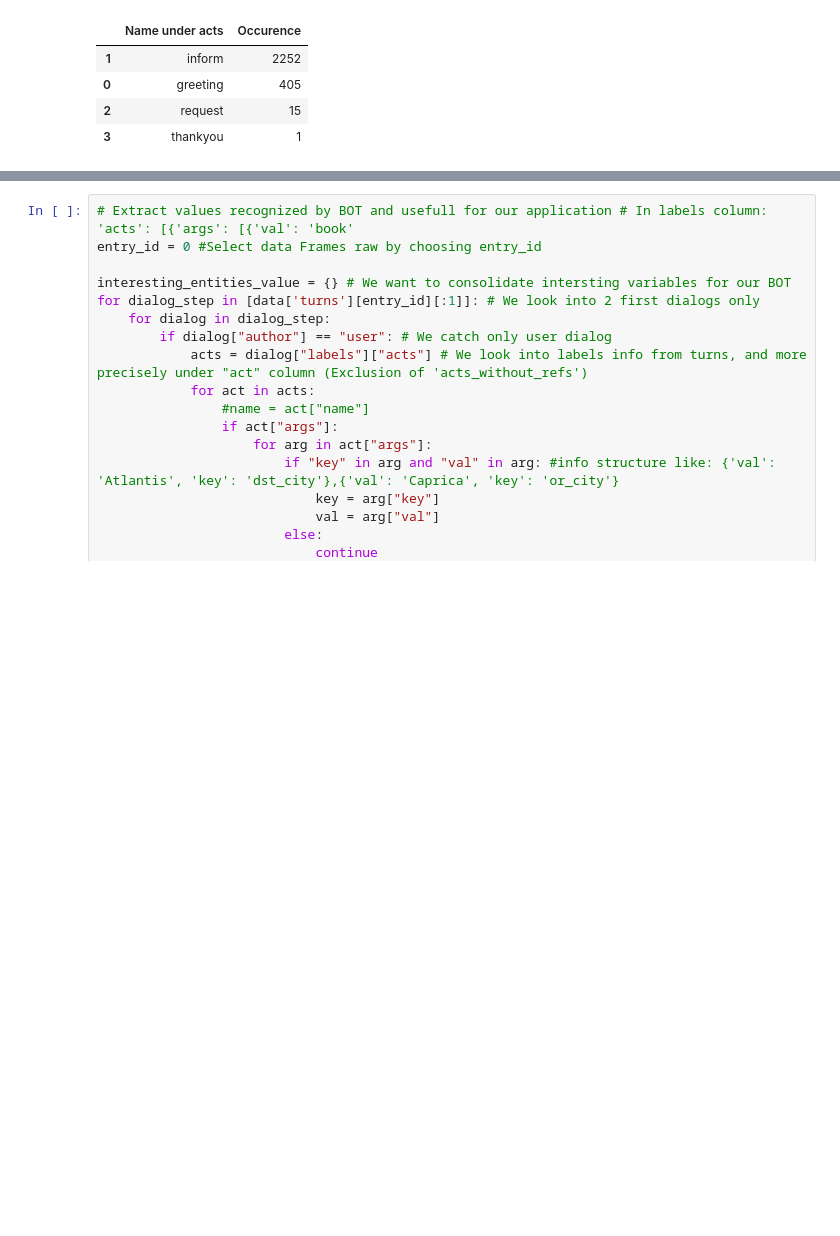
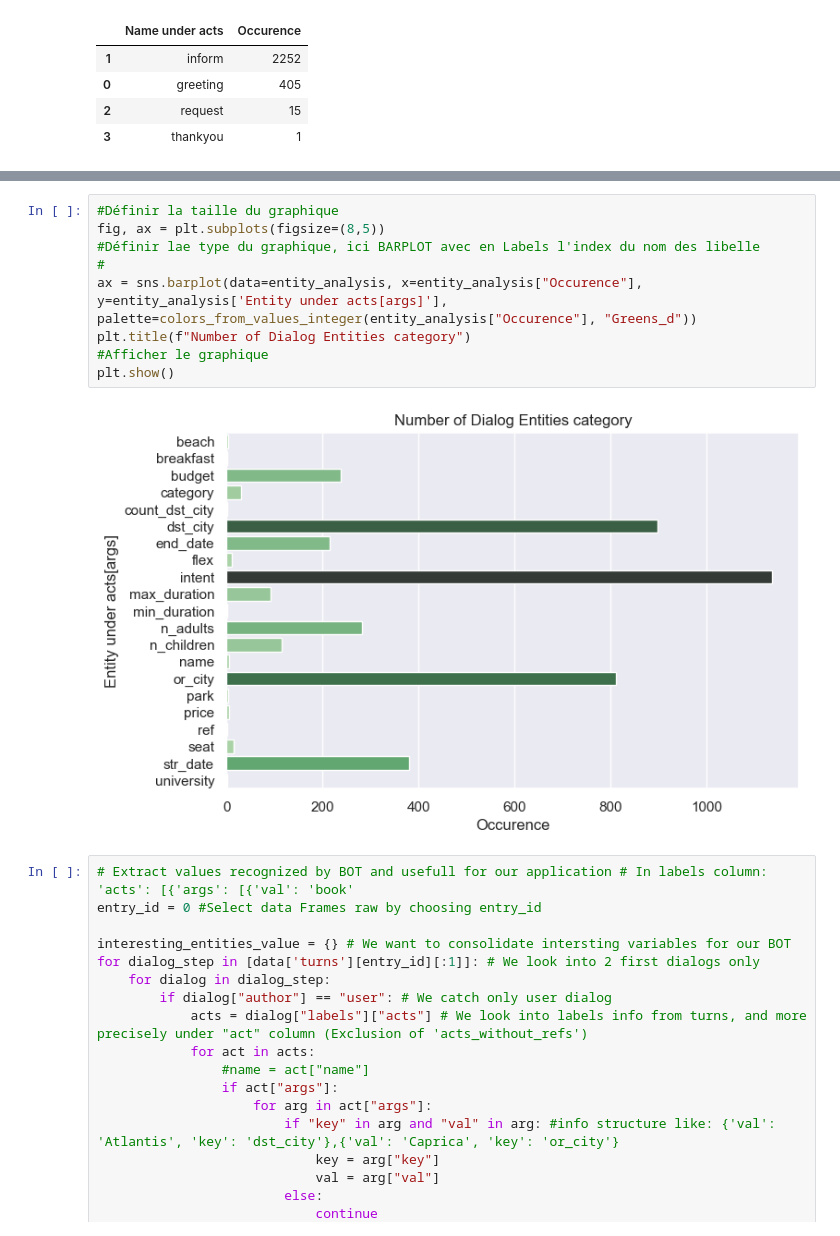
Before and after one commit to blanchonnicolas/IA_Chatbot_FlightBooking, a Jupyter notebook: EDA.ipynb, the cells around one changed output, grey strips where cells are left out. Saved outputs shown, nothing was run; the diff lists cells and outputs as text; blank space fills up the shorter version.

```diff
--- a/EDA.ipynb
+++ b/EDA.ipynb
@@ -245,3 +272,14 @@ entity_analysis.sort_values(by=['Occurence'], ascending=False)
+# %%
+#Définir la taille du graphique
+fig, ax = plt.subplots(figsize=(8,5))
+#Définir lae type du graphique, ici BARPLOT avec en Labels l'index du nom des libelle
+#
+ax = sns.barplot(data=entity_analysis, x=entity_analysis["Occurence"], y=entity_analysis['Entity under acts[args]'], palette=colors_from_values_integer(entity_analysis["Occurence"], "Greens_d"))
+plt.title(f"Number of Dialog Entities category")
+#Afficher le graphique
+plt.show()
+# %% [output]
+[figure, added]
 # %%
 # Extract values recognized by BOT and usefull for our application # In labels column: 'acts': [{'args': [{'val': 'book'
 entry_id = 0 #Select data Frames raw by choosing entry_id
```
Also changed, not shown: parts of 11 cells of this notebook, 10 other files.
